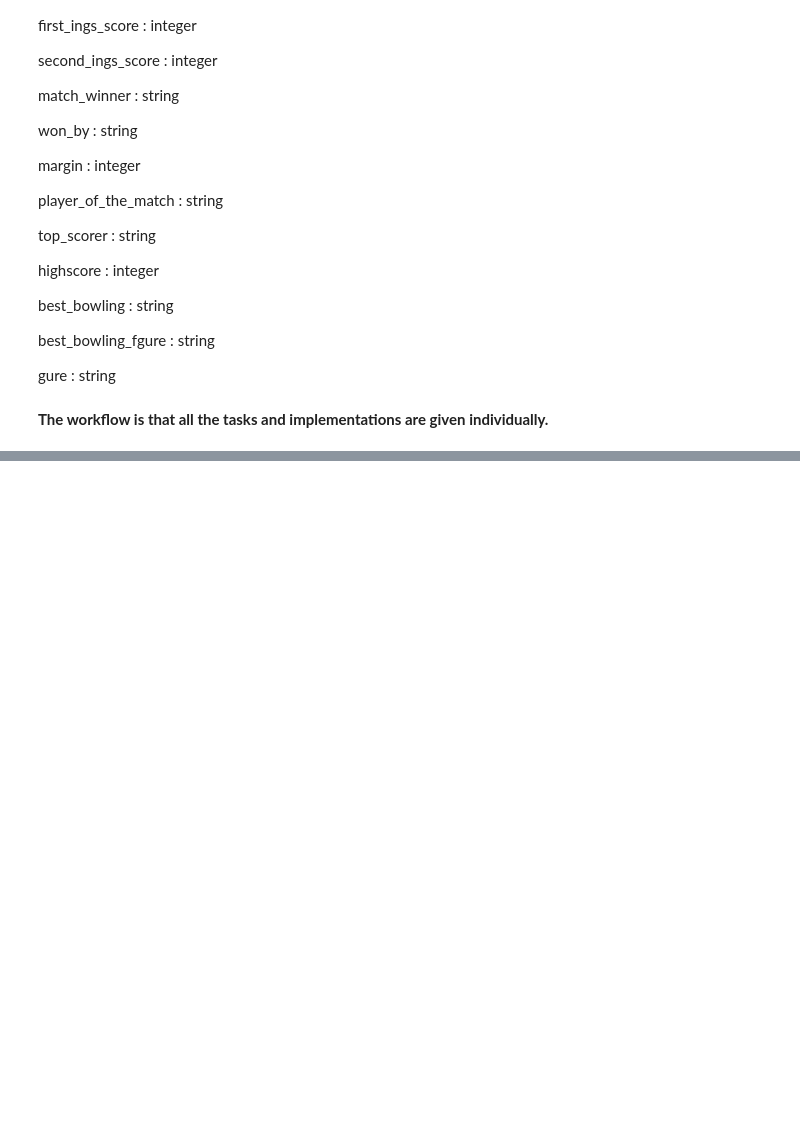
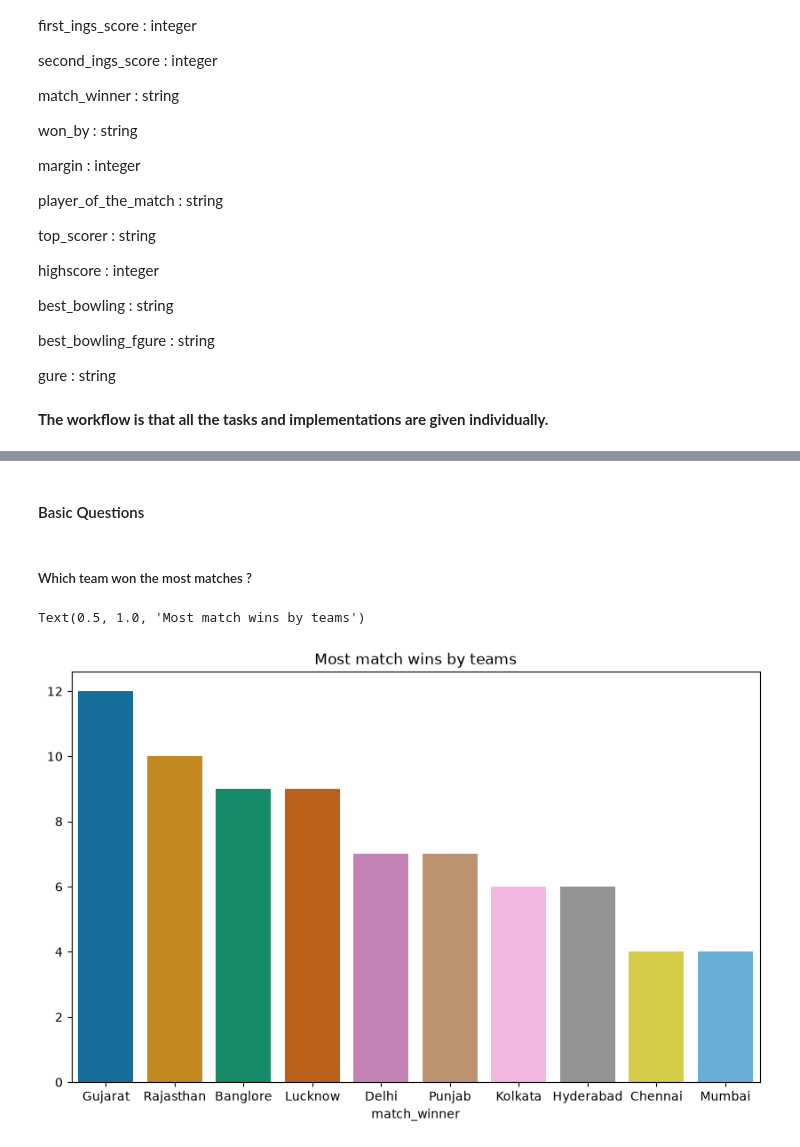
Before and after one commit to dhvanitsavani/Python-AI, a Jupyter notebook: Visualizations/ipl_capstone_project.ipynb, the cells around one changed output, grey strips where cells are left out. Cells and saved outputs as stored; diff of their text form; code cells hidden in the pictures; blank space fills up the shorter version.

```diff
--- a/Visualizations/ipl_capstone_project.ipynb
+++ b/Visualizations/ipl_capstone_project.ipynb
@@ -50,0 +51,12 @@ gure : string
+# %%
+import numpy as np
+import pandas as pd
+import matplotlib.pyplot as plt
+import seaborn as sns
+import warnings
+
+warnings.filterwarnings("ignore")
+sns.set_palette('colorblind')
+
+df = pd.read_csv("files & images/ipl.csv")
+df.head()
@@ -50,0 +114,13 @@ gure : string
+# %% [markdown]
+#### Basic Questions
+# %% [markdown]
+##### Which team won the most matches ?
+# %%
+match_wins = df['match_winner'].value_counts()
+
+plt.figure(figsize=(10, 6))
+sns.barplot(x=match_wins.index, y=match_wins.values, palette='colorblind')
+plt.title("Most match wins by teams")
+# %% [output]
+Text(0.5, 1.0, 'Most match wins by teams')
+[figure, added]
```
Also changed, not shown: parts of 8 cells of this notebook.
